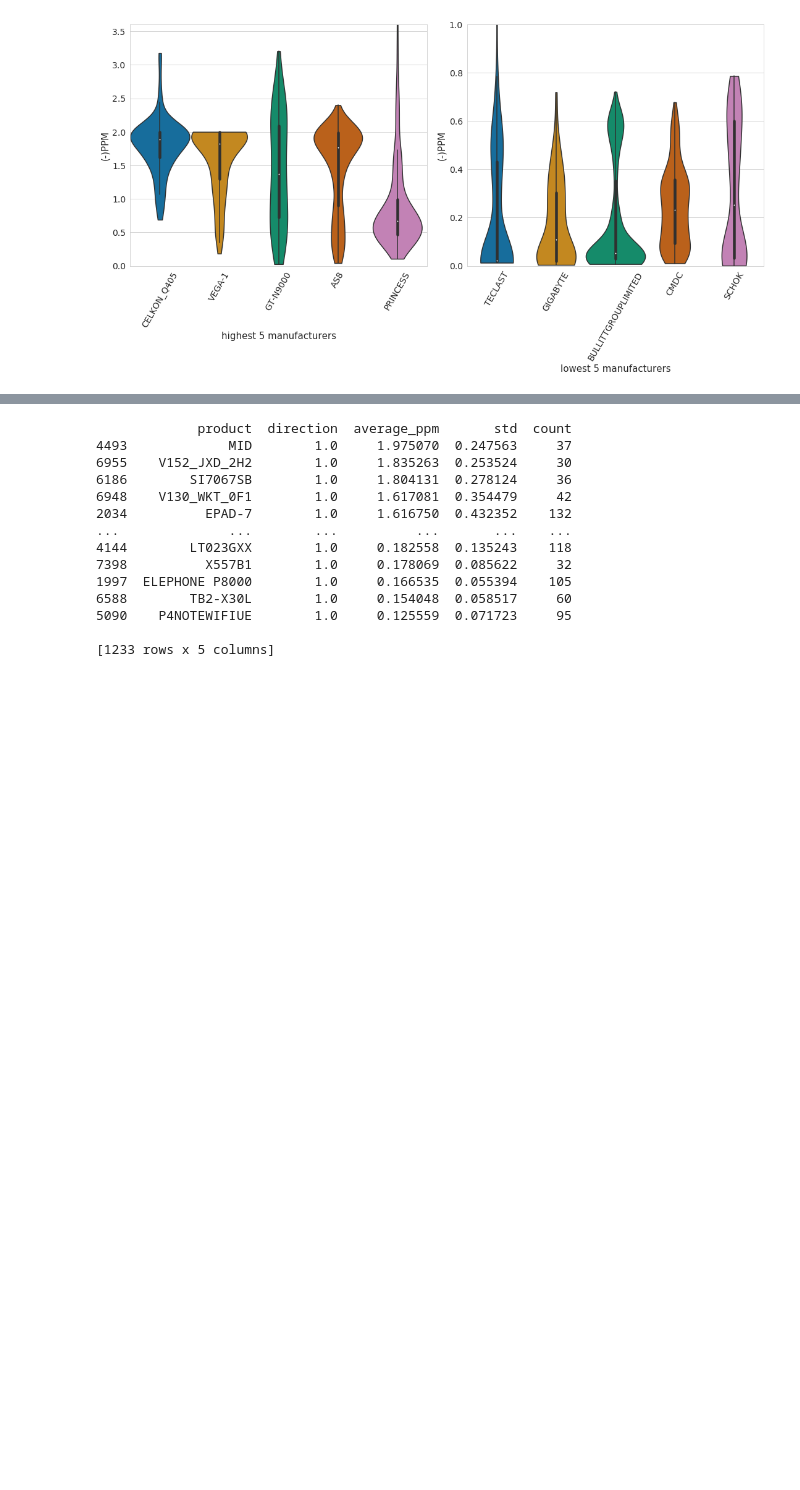
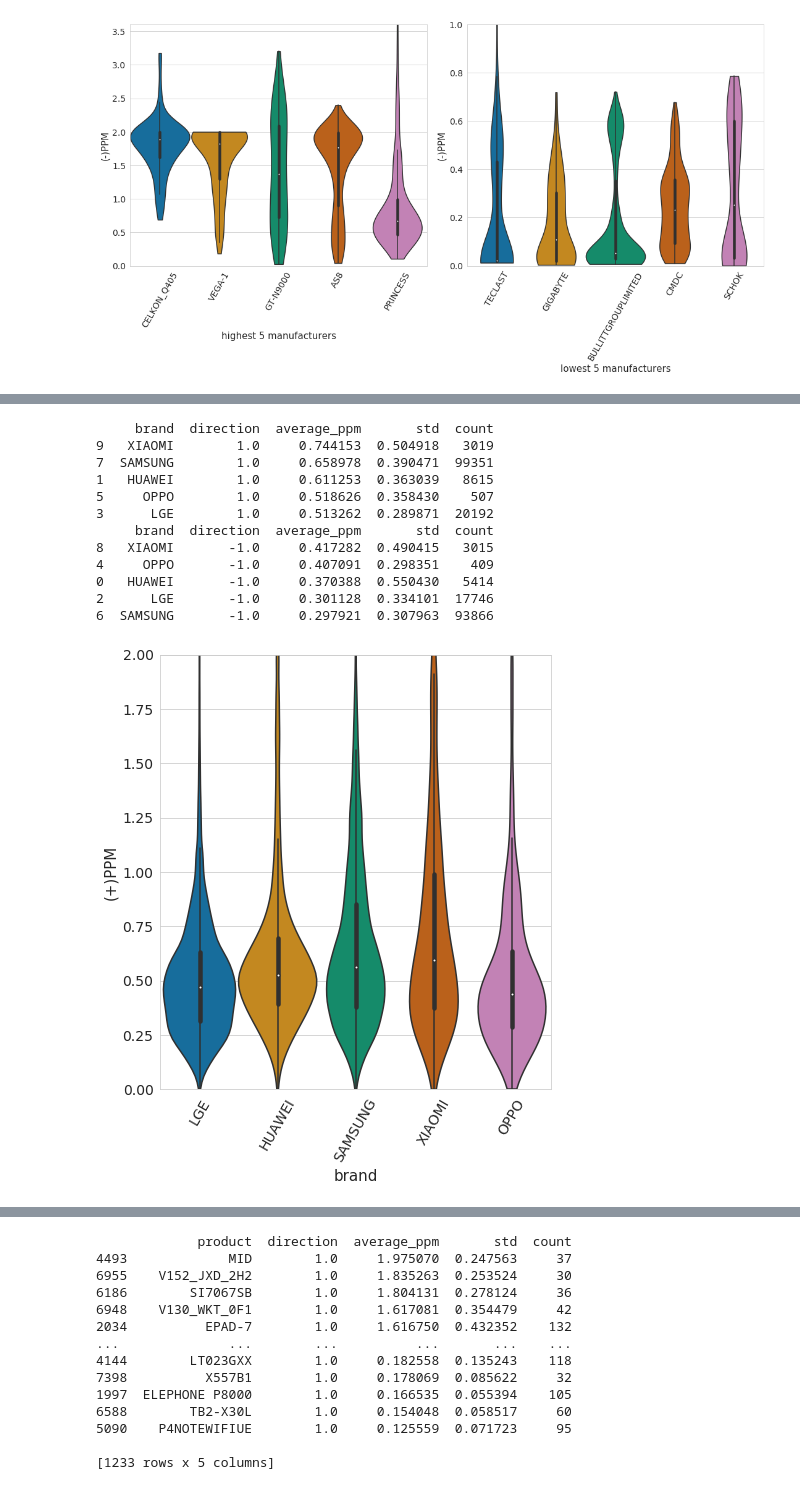
Before and after one commit to greenhub-project/notebooks, a Jupyter notebook: notebooks/QueryDevicesPPM.ipynb, the cells around one changed output, grey strips where cells are left out. Saved outputs shown, nothing was run; the diff lists cells and outputs as text; code cells hidden in the pictures; blank space fills up the shorter version.

```diff
--- a/notebooks/QueryDevicesPPM.ipynb
+++ b/notebooks/QueryDevicesPPM.ipynb
@@ -259,0 +228,23 @@ boxPlotPPMTopBot(df_inner_droppedDup,dfBrandGBNeg,'ppm','brand','(-)PPM','brand'
+# %%
+
+print(dfBrandGBPos);
+dfJoinPosBrand = pd.merge(df_inner_droppedDupTop5.loc[df_inner_droppedDupTop5['direction'] == 1], dfBrandGBPos, left_on='brand', right_on='brand', how='inner').drop(['average_ppm','std','count','direction_y'], axis=1)
+boxPlotPPMAll(dfJoinPosBrand,'ppm','brand','(+)PPM','brand',2)
+
+print(dfBrandGBNeg);
+dfJoinNegBrand = pd.merge(df_inner_droppedDupTop5.loc[df_inner_droppedDupTop5['direction'] == -1], dfBrandGBPos, left_on='brand', right_on='brand', how='inner').drop(['average_ppm','std','count','direction_y'], axis=1)
+boxPlotPPMAll(dfJoinNegBrand,'ppm','brand','(-)PPM','brand',2)
+# %% [output]
+     brand  direction  average_ppm       std  count
+9   XIAOMI        1.0     0.744153  0.504918   3019
+7  SAMSUNG        1.0     0.658978  0.390471  99351
+1   HUAWEI        1.0     0.611253  0.363039   8615
+5     OPPO        1.0     0.518626  0.358430    507
+3      LGE        1.0     0.513262  0.289871  20192
+     brand  direction  average_ppm       std  count
+8   XIAOMI       -1.0     0.417282  0.490415   3015
+4     OPPO       -1.0     0.407091  0.298351    409
+0   HUAWEI       -1.0     0.370388  0.550430   5414
+2      LGE       -1.0     0.301128  0.334101  17746
+6  SAMSUNG       -1.0     0.297921  0.307963  93866
+[figure, added]
```
Also changed, not shown: parts of 6 cells of this notebook, 5 other files.
